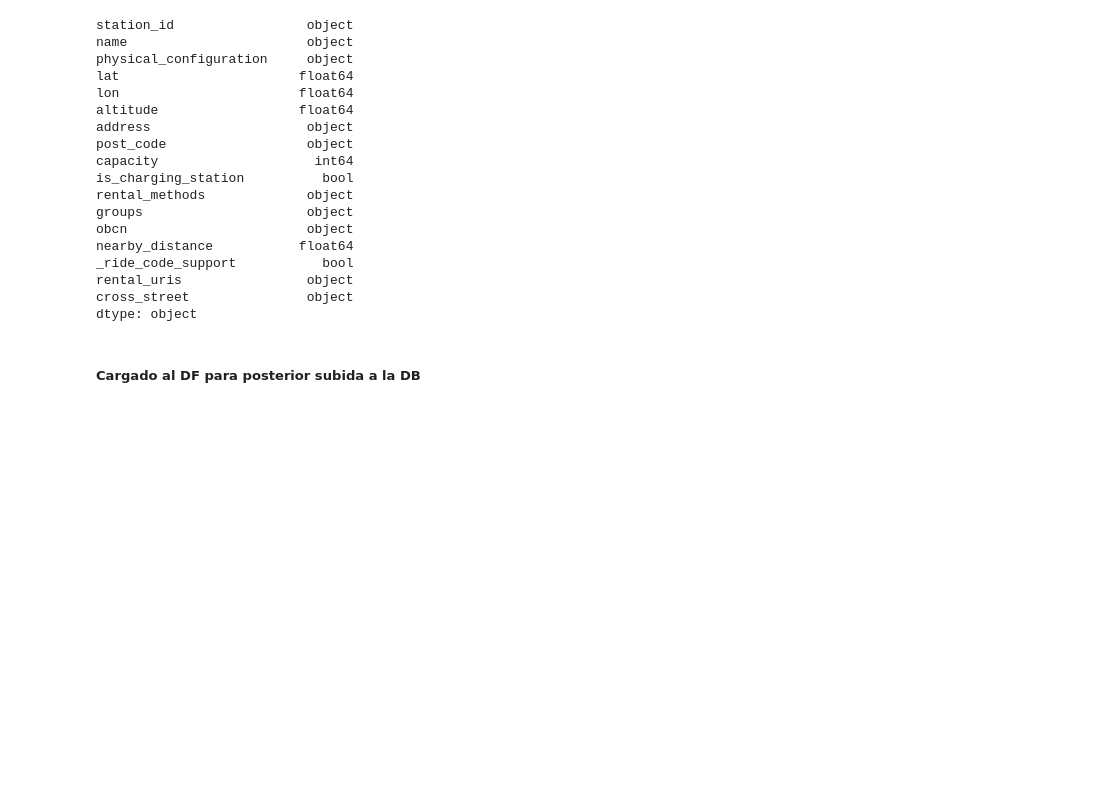
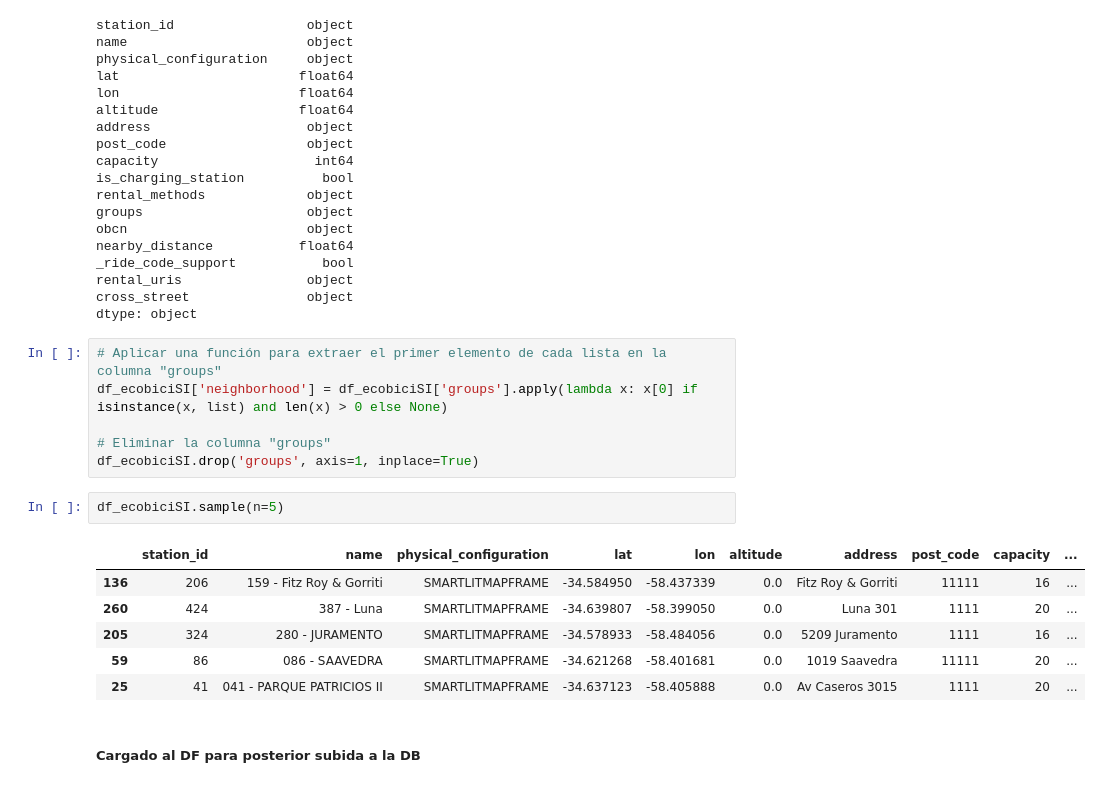
Before and after one commit to c-gonzalez-a/DataEngineeringCoder, a Jupyter notebook: main.ipynb, the cells around one changed output. Cells and saved outputs as stored; diff of their text form; blank space fills up the shorter version.

```diff
--- a/main.ipynb
+++ b/main.ipynb
@@ -561,6 +558,21 @@ _ride_code_support           bool
 rental_uris                object
 cross_street               object
 dtype: object
+# %%
+# Aplicar una función para extraer el primer elemento de cada lista en la columna "groups"
+df_ecobiciSI['neighborhood'] = df_ecobiciSI['groups'].apply(lambda x: x[0] if isinstance(x, list) and len(x) > 0 else None)
+
+# Eliminar la columna "groups"
+df_ecobiciSI.drop('groups', axis=1, inplace=True)
+# %%
+df_ecobiciSI.sample(n=5)
+# %% [output]
+|  | station_id | name | physical_configuration | lat | lon | altitude | address | post_code | capacity | ... |
+| 136 | 206 | 159 - Fitz Roy & Gorriti | SMARTLITMAPFRAME | -34.584950 | -58.437339 | 0.0 | Fitz Roy & Gorriti | 11111 | 16 | ... |
+| 260 | 424 | 387 - Luna | SMARTLITMAPFRAME | -34.639807 | -58.399050 | 0.0 | Luna 301 | 1111 | 20 | ... |
+| 205 | 324 | 280 - JURAMENTO | SMARTLITMAPFRAME | -34.578933 | -58.484056 | 0.0 | 5209 Juramento | 1111 | 16 | ... |
+| 59 | 86 | 086 - SAAVEDRA | SMARTLITMAPFRAME | -34.621268 | -58.401681 | 0.0 | 1019 Saavedra | 11111 | 20 | ... |
+| 25 | 41 | 041 - PARQUE PATRICIOS II | SMARTLITMAPFRAME | -34.637123 | -58.405888 | 0.0 | Av Caseros 3015 | 1111 | 20 | ... |
 # %% [markdown]
 ##### Cargado al DF para posterior subida a la DB
 # %%
```
Also changed, not shown: parts of 13 cells of this notebook.
